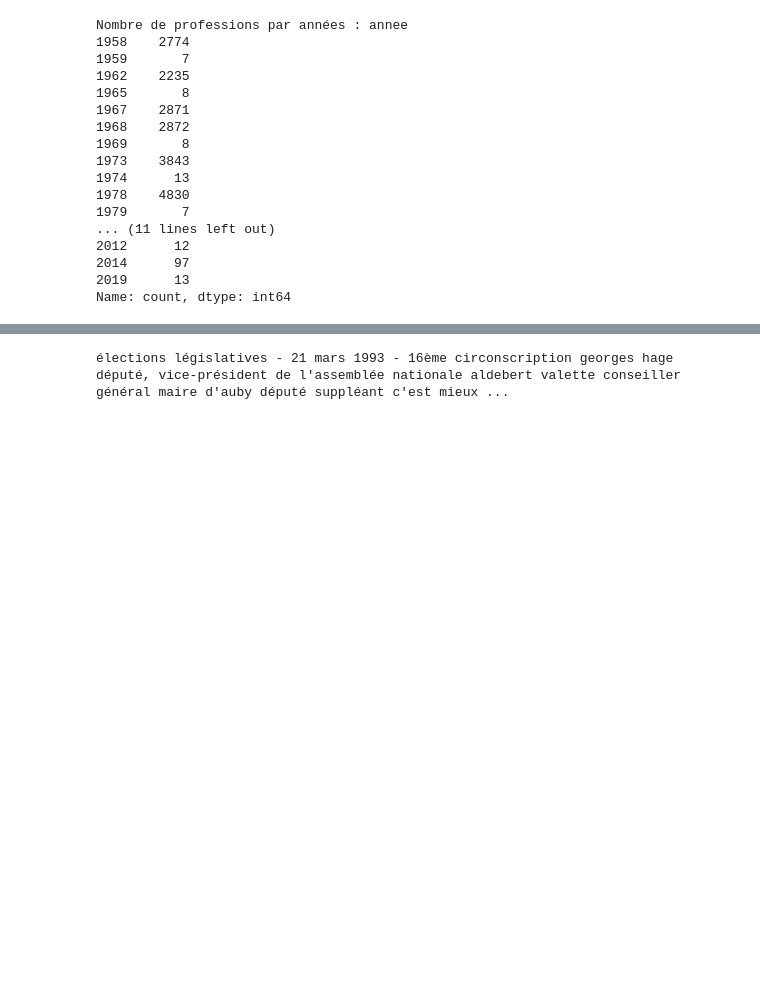
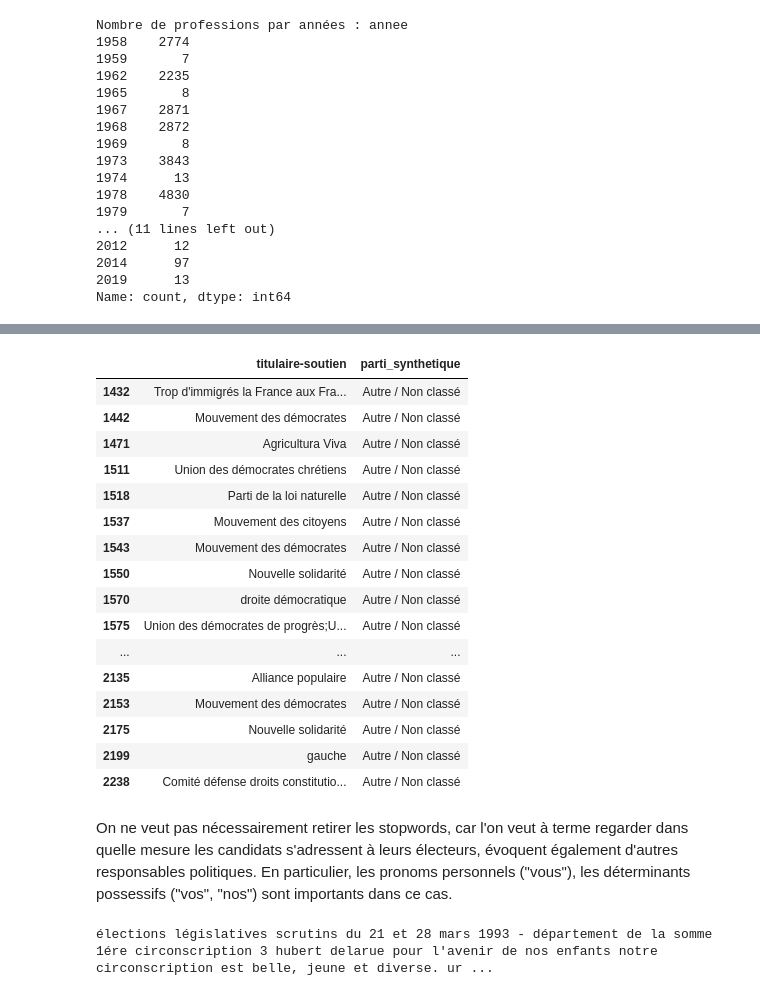
Before and after one commit to itsreivilo/Projet-de-NLP-Olivier, a Jupyter notebook: exploration.ipynb, the cells around one changed output, grey strips where cells are left out. Saved outputs shown, nothing was run; the diff lists cells and outputs as text; code cells hidden in the pictures; blank space fills up the shorter version.

```diff
--- a/exploration.ipynb
+++ b/exploration.ipynb
@@ -89,3 +211,25 @@ transcriptions.head()
+# %%
+non_classes = transcriptions[transcriptions['parti_synthetique'] == 'Autre / Non classé']
+
+non_classes[['titulaire-soutien', 'parti_synthetique']][100:150]
+# %% [output]
+|  | titulaire-soutien | parti_synthetique |
+| 1432 | Trop d'immigrés la France aux Fra... | Autre / Non classé |
+| 1442 | Mouvement des démocrates | Autre / Non classé |
+| 1471 | Agricultura Viva | Autre / Non classé |
+| 1511 | Union des démocrates chrétiens | Autre / Non classé |
+| 1518 | Parti de la loi naturelle | Autre / Non classé |
+| 1537 | Mouvement des citoyens | Autre / Non classé |
+| 1543 | Mouvement des démocrates | Autre / Non classé |
+| 1550 | Nouvelle solidarité | Autre / Non classé |
+| 1570 | droite démocratique | Autre / Non classé |
+| 1575 | Union des démocrates de progrès;U... | Autre / Non classé |
+| ... | ... | ... |
+| 2135 | Alliance populaire | Autre / Non classé |
+| 2153 | Mouvement des démocrates | Autre / Non classé |
+| 2175 | Nouvelle solidarité | Autre / Non classé |
+| 2199 | gauche | Autre / Non classé |
+| 2238 | Comité défense droits constitutio... | Autre / Non classé |
 # %%
 pd.set_option('display.max_colwidth', None)
 extrait = transcriptions.sample()
@@ -117,10 +261,13 @@ def nettoyage_profession_foi(texte):
     texte = texte.lower()
 
     return texte.strip()
+# %% [markdown]
+On ne veut pas nécessairement retirer les stopwords, car l'on veut à terme regarder dans quelle mesure les candidats s'adressent à leurs électeurs, évoquent également d'autres responsables politiques. En particulier, les pronoms personnels ("vous"), les déterminants possessifs ("vos", "nos") sont importants dans ce cas.
 # %%
 # Test
-print(nettoyage_profession_foi(extrait['text'].iloc[0]))
+extrait_nettoye = nettoyage_profession_foi(extrait['text'].iloc[0])
+print(extrait_nettoye)
 # %% [output]
-élections législatives - 21 mars 1993 - 16ème circonscription georges hage député, vice-président de l'assemblée nationale aldebert valette conseiller général maire d'auby député suppléant c'est mieux ...
+élections législatives scrutins du 21 et 28 mars 1993 - département de la somme 1ére circonscription 3 hubert delarue pour l'avenir de nos enfants notre circonscription est belle, jeune et diverse. ur ...
 # %%
 transcriptions['texte_nettoye'] = transcriptions['text'].apply(nettoyage_profession_foi)
```
Also changed, not shown: parts of 7 cells of this notebook.
